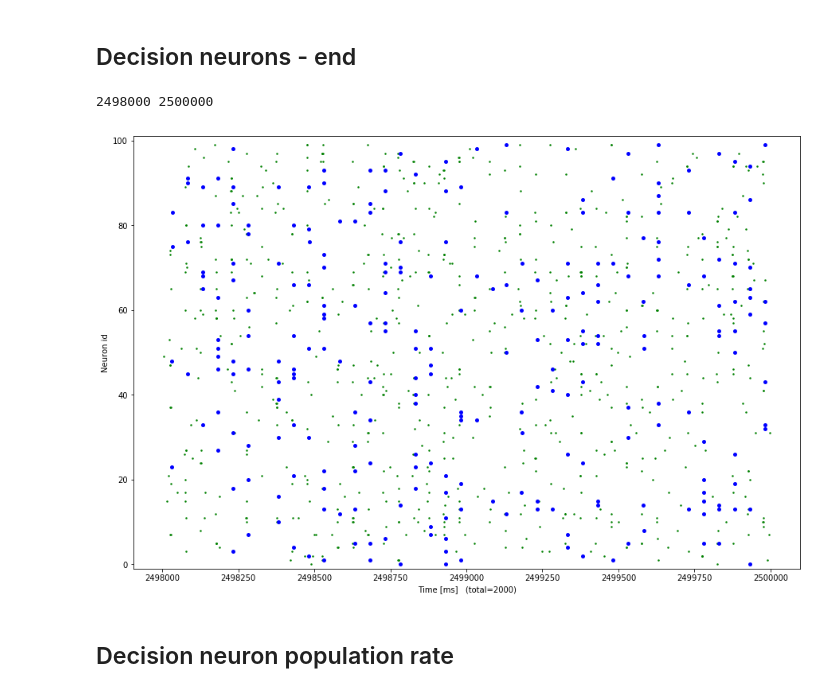
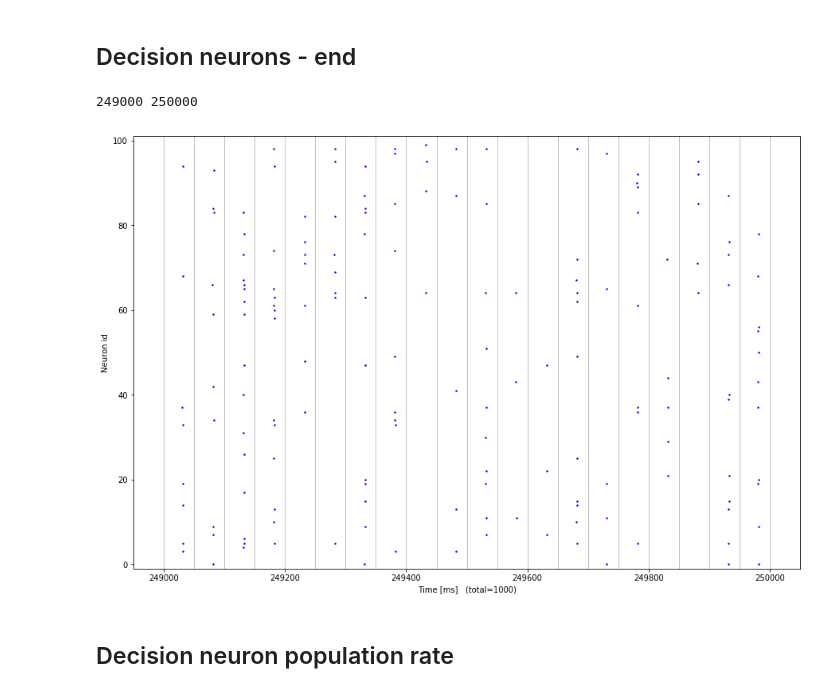
Before and after one commit to chanokin/brainscales-recognition, a Jupyter notebook: codebase/mushroom_body/analyze_mbody_results.ipynb, the cells around one changed output. Drawn from its saved outputs; the diff is of its cells as text; code cells hidden in the pictures.

```diff
--- a/codebase/mushroom_body/analyze_mbody_results.ipynb
+++ b/codebase/mushroom_body/analyze_mbody_results.ipynb
@@ -459,6 +501,14 @@ Horn spikes - start
 ---
 # %%
 # start_t = int(total_t*0.999)
+data = np.load(fname)
+out_spikes = data['decision_spikes']
+k_spikes = data['kenyon_spikes']
+h_spikes = data['horn_spikes']
+in_spikes = data['input_spikes']
+total_t = int(data['sim_time'])
+
+
 start_t = 0
 end_t = 500
 # end_t = total_t
@@ -470,10 +520,10 @@ for dt in range(0, end_t+1, data['sample_dt']):
     plt.axvline(dt, color='gray', linewidth=0.5)
 
 plot_in_range(fig, ax, in_spikes,  start_t=start_t, end_t=end_t,
-              marker='|', markeredgewidth=1,
+              marker='.', markeredgewidth=1,
               markersize=5, color='green')
 plot_in_range(fig, ax, h_spikes,  start_t=start_t, end_t=end_t,
-              marker='|', markeredgewidth=1,
+              marker='.', markeredgewidth=1,
               markersize=5, color='red')
 
 ax.set_ylabel('Neuron id')
@@ -488,12 +538,21 @@ plt.show()
 Decision neurons - start
 ---
 # %%
+data = np.load(fname)
+out_spikes = data['decision_spikes']
+k_spikes = data['kenyon_spikes']
+h_spikes = data['horn_spikes']
+in_spikes = data['input_spikes']
+total_t = int(data['sim_time'])
+
 # start_t = int(total_t*0.999)
 start_t = 0#970
 end_t = 1000
 print(start_t, end_t)
 fig = plt.figure(figsize=(15, 10))
 ax = plt.subplot(1, 1, 1)
+for dt in range(0, end_t+1, data['sample_dt']):
+    plt.axvline(dt, color='gray', linewidth=0.5)
 
 plot_in_range(fig, ax, in_spikes,  start_t=start_t, end_t=end_t, markersize=5, marker='.', markeredgewidth=0, color='green')
 plot_in_range(fig, ax, out_spikes, start_t=start_t, end_t=end_t, markersize=5, marker='.', markeredgewidth=0)
@@ -524,9 +612,17 @@ Kenyon cells - end
 # %%
 start_t = total_t - 1000
 end_t = total_t
+# start_t = 347000
+# end_t = start_t + 1000
+
 print(start_t, total_t)
 fig = plt.figure(figsize=(15, 10))
 ax = plt.subplot(1, 1, 1)
+
+for dt in range(start_t, end_t+1, data['sample_dt']):
+    plt.axvline(dt, color='gray', linewidth=0.5)
+
+
 plot_in_range(fig, ax, in_spikes,  start_t=start_t, end_t=end_t, markersize=4, color='green')
 plot_in_range(fig, ax, k_spikes,  start_t=start_t, end_t=end_t, markersize=5, color='magenta')
 
@@ -563,23 +662,28 @@ Decision neurons - end
 # %%
 # start_t = int(total_t*0.999)
 total_t = int(data['sim_time'])
-start_t = total_t - 2000
-print(start_t, total_t)
+start_t = total_t - 1000
+end_t = total_t
+# start_t = 340000
+# end_t = start_t + 5000
+print(start_t, end_t)
 fig = plt.figure(figsize=(15, 10))
 ax = plt.subplot(1, 1, 1)
+for dt in range(start_t, end_t+1, data['sample_dt']):
+    plt.axvline(dt, color='gray', linewidth=0.5)
 
-plot_in_range(fig, ax, in_spikes,  start_t=start_t, end_t=total_t, markersize=5, color='green')
-plot_in_range(fig, ax, out_spikes, start_t=start_t, end_t=total_t, markersize=10)
+# plot_in_range(fig, ax, in_spikes,  start_t=start_t, end_t=end_t, markersize=5, color='green')
+plot_in_range(fig, ax, out_spikes, start_t=start_t, end_t=end_t, markersize=5)
 
 
 ax.set_ylabel('Neuron id')
 ax.set_xlabel('Time [ms]   (total={})'.format(total_t - start_t))
 ax.set_ylim(-1, 101)
 
 plt.show()
 # %% [output]
-2498000 2500000
+249000 250000
-[figure, old version]
+[figure, new version]
 # %%
 # start_t = int(total_t*0.999)
 if bool(0):
```
Also changed, not shown: parts of 19 cells of this notebook, 42 other files.
